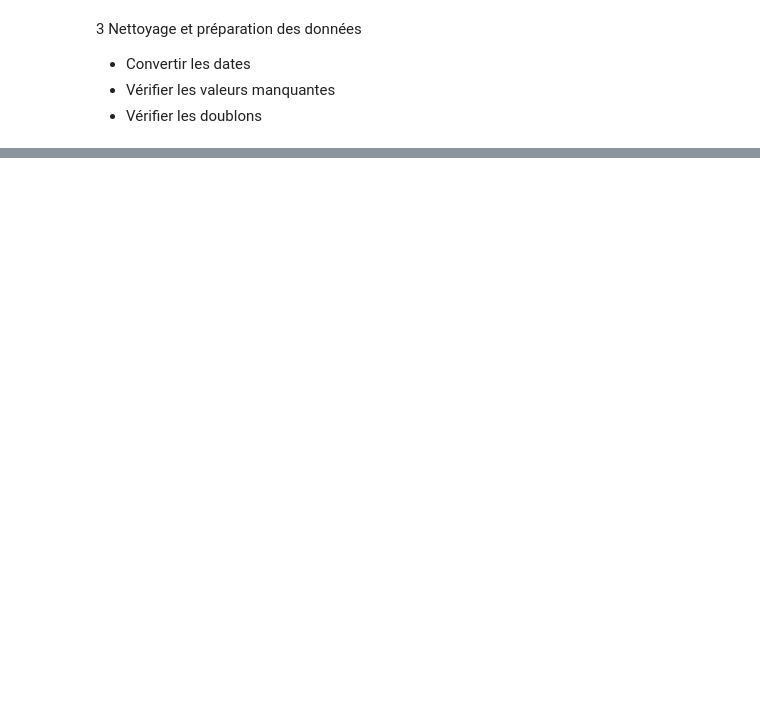
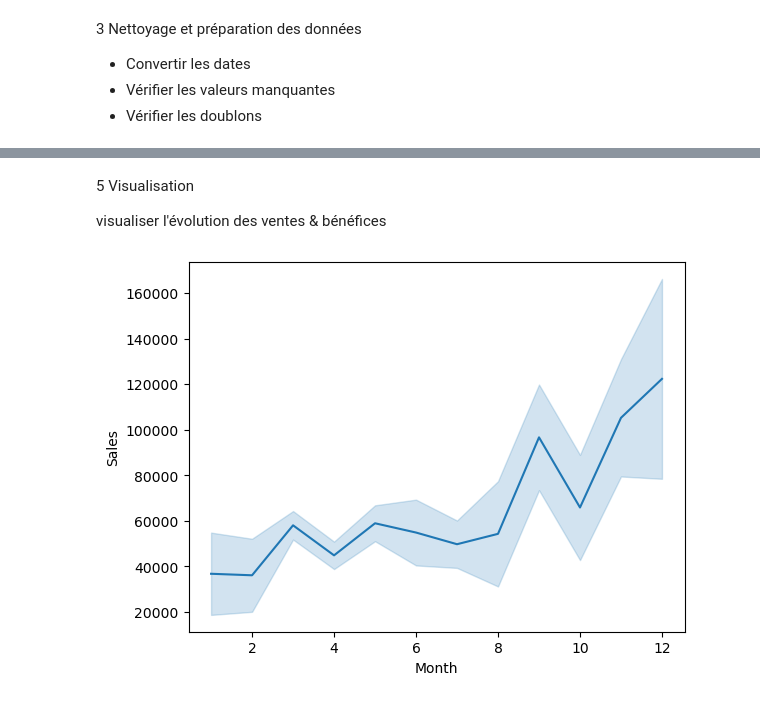
Before and after one commit to naimanm/projetn, a Jupyter notebook: Main/BusinessIntelligence.ipynb, the cells around one changed output, grey strips where cells are left out. Cells and saved outputs as stored; diff of their text form; code cells hidden in the pictures; blank space fills up the shorter version.

```diff
--- a/Main/BusinessIntelligence.ipynb
+++ b/Main/BusinessIntelligence.ipynb
@@ -46,4 +38,16 @@ memory usage: 1.0+ MB
  - Vérifier les valeurs manquantes
  - Vérifier les doublons
 # %%
-#Convertir Order Date en Date
+#je garde que les variables qui m'interesse
+cols = ['Order ID','Order Date', 'Sales','Profit','Category','Sub-Category',
+        'Product Name', 'Region', 'State', 'Country']
+
+df = df[cols]
+#Convertir Order Date en Date avec .to_datetime au format JMA
+df['Order Date'] = pd.to_datetime(df['Order Date'], format='%d-%m-%Y')
+
+#création d'une colonne Year, Month et Month en lettre
+df['Year'] = pd.to_datetime(df['Order Date']).dt.year
+df['Month'] = pd.to_datetime(df['Order Date']).dt.month
+df['Month_name'] = pd.to_datetime(df['Order Date']).dt.month_name()
+display(df)
@@ -49,0 +81,12 @@ memory usage: 1.0+ MB
+# %% [markdown]
+5 Visualisation
+
+visualiser l'évolution des ventes & bénéfices
+# %%
+#courbes des ventes par mois
+ventes_mois = df.groupby(['Year','Month'])[['Sales','Profit']].sum().reset_index()
+# regroupe
+sns.lineplot(data=ventes_mois, x='Month', y='Sales')
+plt.show()
+# %% [output]
+[figure, added]
```
Also changed, not shown: parts of 6 cells of this notebook.
